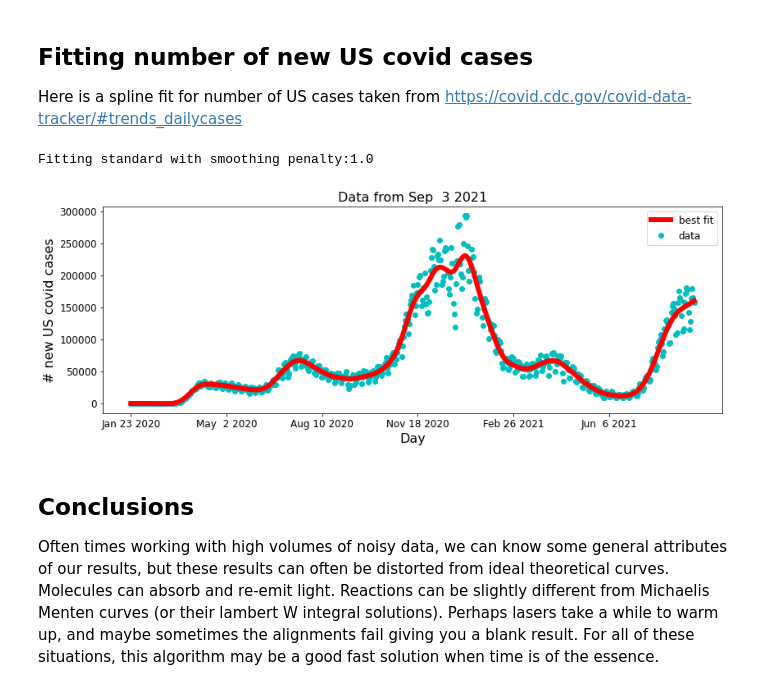
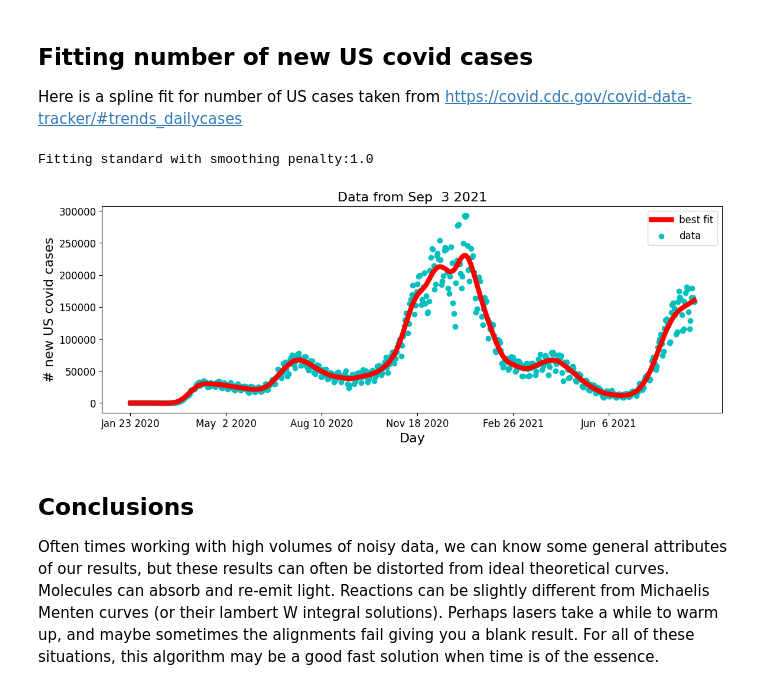
Before and after one commit to rhys-m-adams/Smooth-isotonic-convex-regressor, a Jupyter notebook: smooth_isotonic_regressor.ipynb, the cells around one changed output. Saved outputs shown, nothing was run; the diff lists cells and outputs as text; code cells hidden in the pictures.

Commit message:
updated last example figure

```diff
--- a/smooth_isotonic_regressor.ipynb
+++ b/smooth_isotonic_regressor.ipynb
@@ -269,31 +269,32 @@ Fitting standard with smoothing penalty:1.0
 ## Fitting number of new US covid cases
 
 Here is a spline fit for number of US cases taken from https://covid.cdc.gov/covid-data-tracker/#trends_dailycases
+# %%
+covid = pandas.read_csv('data_table_for_daily_case_trends__the_united_states.csv', header=2).iloc[::-1]
+y = covid['New Cases'].values.flatten()
+x = np.arange(len(y))
+myf = isotonic_regressor(1000, isotonic=0, convexity=0)
+BICs = myf.fit_alphas(x, y, alphas)
+# %% [output]
+Fitting standard with smoothing penalty:1.0
 # %%
-covid = pandas.read_csv('data_table_for_daily_case_trends__the_united_states.csv', header=2).iloc[::-1]
-y = covid['New Cases'].values.flatten()
-x = np.arange(len(y))
-myf = isotonic_regressor(1000, isotonic=0, convexity=0)
-BICs = myf.fit_alphas(x, y, alphas)
-
 x_time = covid['Date']
 x_time.index = x
 fig = plt.figure(figsize=(15,5))
 ax = fig.add_axes([0.2,0.2,0.7,0.7])
-ax.plot_date(x_time, myf.predict(x), label='best fit',c='r', lw=6, fmt='-', zorder=20)
-ax.plot_date(x_time,y,c='c',label='data')
+ax.plot(x_time, myf.predict(x), label='best fit',c='r', lw=6, zorder=20)
+ax.scatter(x_time, y,c='c',label='data')
 last_day = covid['Date'].iloc[-1]
 ax.set_title(f'Data from {last_day}')
 ax.set_xticks(np.arange(0,len(y),100))
 plt.legend()
 ax.set_xlabel('Day')
 ax.set_ylabel('# new US covid cases')
 plt.savefig('covid_demo.png')
 plt.show()
 plt.close()
 # %% [output]
-Fitting standard with smoothing penalty:1.0
-[figure, old version]
+[figure, new version]
 # %% [markdown]
 ## Conclusions
 
```
Also changed, not shown: parts of 6 cells of this notebook.
